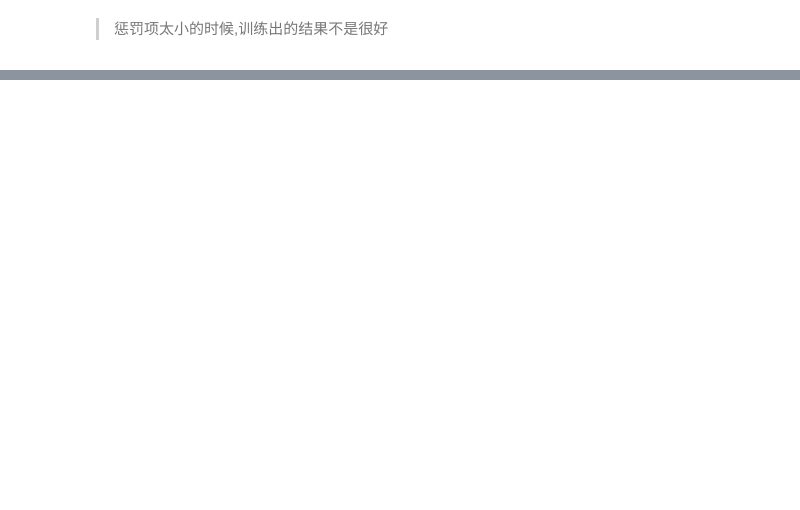
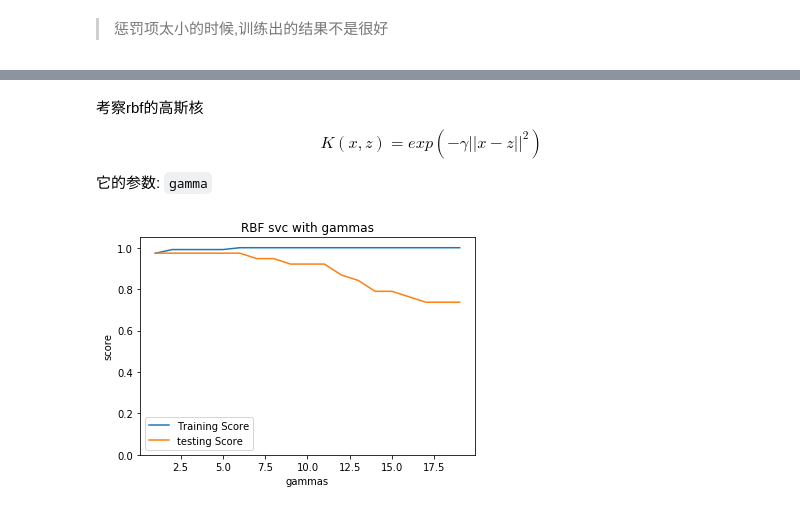
Before and after one commit to sycophant-stone/ml_dl_book_notes, a Jupyter notebook: chapter7_svm.ipynb, the cells around one changed output, grey strips where cells are left out. Saved outputs shown, nothing was run; the diff lists cells and outputs as text; code cells hidden in the pictures; blank space fills up the shorter version.

Commit message:
add nonlinear svc and nonlinear svr with different kernel-functions

```diff
--- a/chapter7_svm.ipynb
+++ b/chapter7_svm.ipynb
@@ -103,0 +136,15 @@ test_LinearSVC_C(Xiris_train,Xiris_test,yiris_train,yiris_test)
+# %%
+def show_img(r,c,imgid,x,y1,y2,y1_name,y2_name,title_name,x_name,y_name,y_lim,legend_name,x_scale_log=False,y_lim_min=0):
+    fig=plt.figure()
+    ax=fig.add_subplot(r,c,imgid)
+    ax.plot(x,y1,label=y1_name)
+    ax.plot(x,y2,label=y2_name)
+    #ax.set_xscale(x_name)
+    ax.set_xlabel(x_name)
+    ax.set_ylabel(y_name)
+    ax.set_title(title_name)
+    ax.set_ylim(y_lim_min,y_lim)
+    if x_scale_log==True:
+        ax.set_xscale('log')
+    ax.legend(loc=legend_name)
+    plt.show()
@@ -103,0 +197,23 @@ test_LinearSVC_C(Xiris_train,Xiris_test,yiris_train,yiris_test)
+# %% [markdown]
+考察rbf的高斯核
+$$K(x,z)=exp(-\gamma ||x-z||^2)$$
+
+它的参数: `gamma`
+# %%
+def test_SVC_rbf(*data):
+    X_train,X_test,y_train,y_test=data
+    # gamma
+    gammas=range(1,20)
+    train_scores=[]
+    test_scores=[]
+    for gamma in gammas:
+        cls=svm.SVC(kernel='rbf',gamma=gamma)
+        cls.fit(X_train,y_train)
+        train_scores.append(cls.score(X_train,y_train))
+        test_scores.append(cls.score(X_test,y_test))
+
+    show_img(r=1,c=1,imgid=1,x=gammas,y1=train_scores,y2=test_scores,y1_name="Training Score",y2_name="testing Score",title_name="RBF svc with gammas",x_name="gammas",y_name="score",y_lim=1.05,legend_name="best")
+
+test_SVC_rbf(Xiris_train,Xiris_test,yiris_train,yiris_test)
+# %% [output]
+[figure, added]
```
Also changed, not shown: parts of 18 cells of this notebook.
